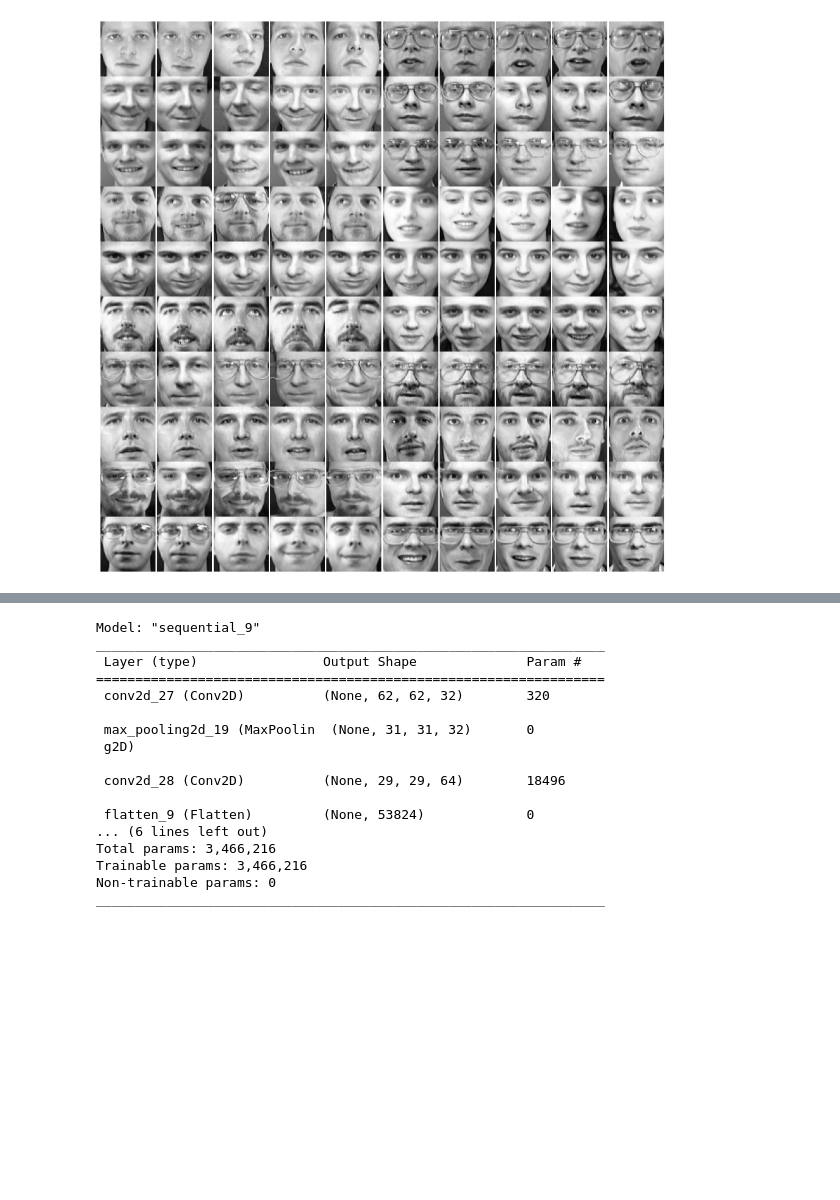
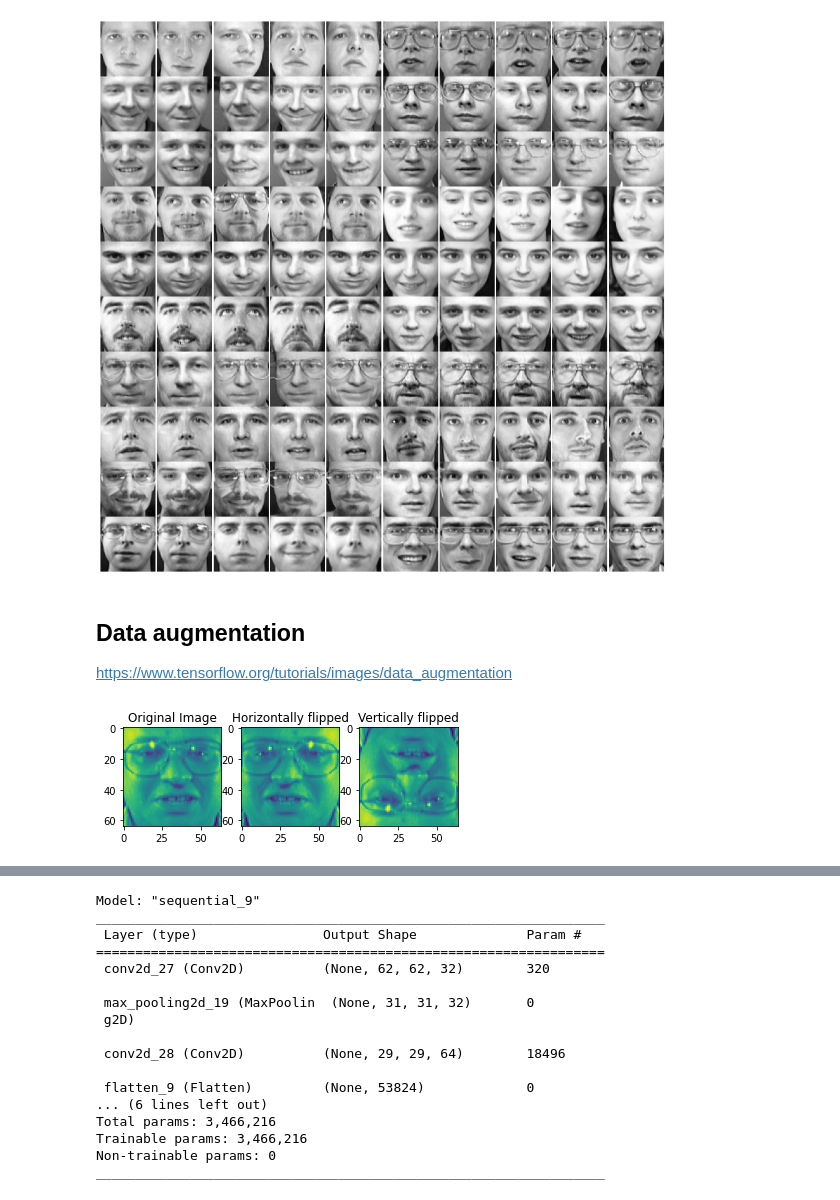
Before and after one commit to chafita/MLf, a Jupyter notebook: report2/report2_CNN.ipynb, the cells around one changed output, grey strips where cells are left out. Cells and saved outputs as stored; diff of their text form; code cells hidden in the pictures; blank space fills up the shorter version.

```diff
--- a/report2/report2_CNN.ipynb
+++ b/report2/report2_CNN.ipynb
@@ -48,3 +60,7 @@ X_train = X_train_valid[train_idx]
 y_train = y_train_valid[train_idx]
 X_valid = X_train_valid[valid_idx]
 y_valid = y_train_valid[valid_idx]
+# %% [markdown]
+## Data augmentation
+
+https://www.tensorflow.org/tutorials/images/data_augmentation
@@ -50,0 +95,18 @@ y_valid = y_train_valid[valid_idx]
+# %%
+img=X_train[0]
+plt.subplot(131)
+plt.title("Original Image")
+plt.imshow(img)
+
+hflipped_image= np.fliplr(img) #fliplr reverse the order of columns of pixels in matrix
+plt.subplot(132)
+plt.title("Horizontally flipped")
+plt.imshow(hflipped_image)
+
+vflipped_image= np.flipud(img) #flipud reverse the order of rows of pixels in matrix
+plt.subplot(133)
+plt.title("Vertically flipped")
+plt.imshow(vflipped_image)
+plt.show()
+# %% [output]
+[figure, added]
```
Also changed, not shown: parts of 12 cells of this notebook.
